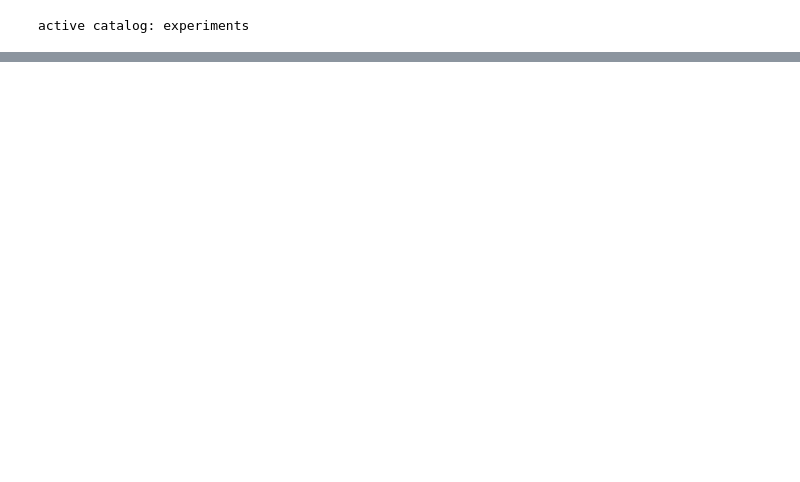
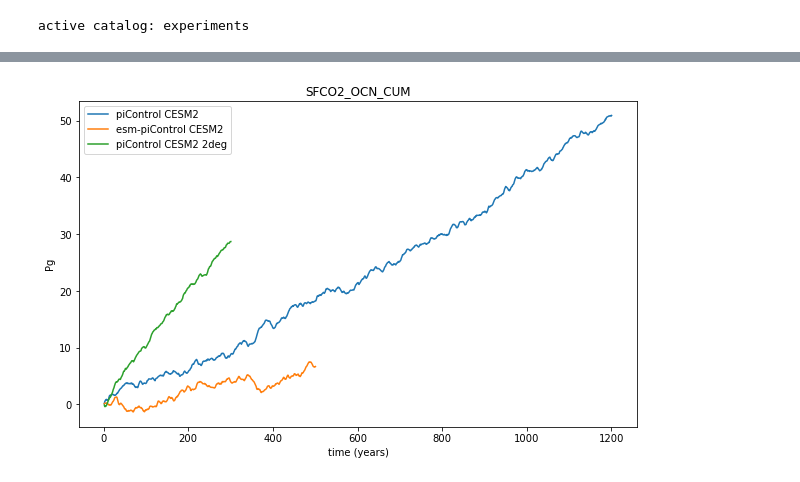
Before and after one commit to klindsay28/CESM2_coup_carb_cycle_JAMES, a Jupyter notebook: Cinv_drift.ipynb, the cells around one changed output, grey strips where cells are left out. Cells and saved outputs as stored; diff of their text form; code cells hidden in the pictures; blank space fills up the shorter version.

```diff
--- a/Cinv_drift.ipynb
+++ b/Cinv_drift.ipynb
@@ -160,0 +162,7 @@ tseries_mod.tseries_plot_1var(varname, [piControl_cmip5_ann, esm_piControl_cmip5
+# %%
+varname = 'SFCO2_OCN_CUM'
+tseries_mod.tseries_plot_1var(varname, [piControl_ann, esm_piControl_ann, piControl_2deg_ann],
+                              ['piControl CESM2', 'esm-piControl CESM2', 'piControl CESM2 2deg'],
+                              varname, region_val='Global')
+# %% [output]
+[figure, added]
```
Also changed, not shown: parts of 8 cells of this notebook.
